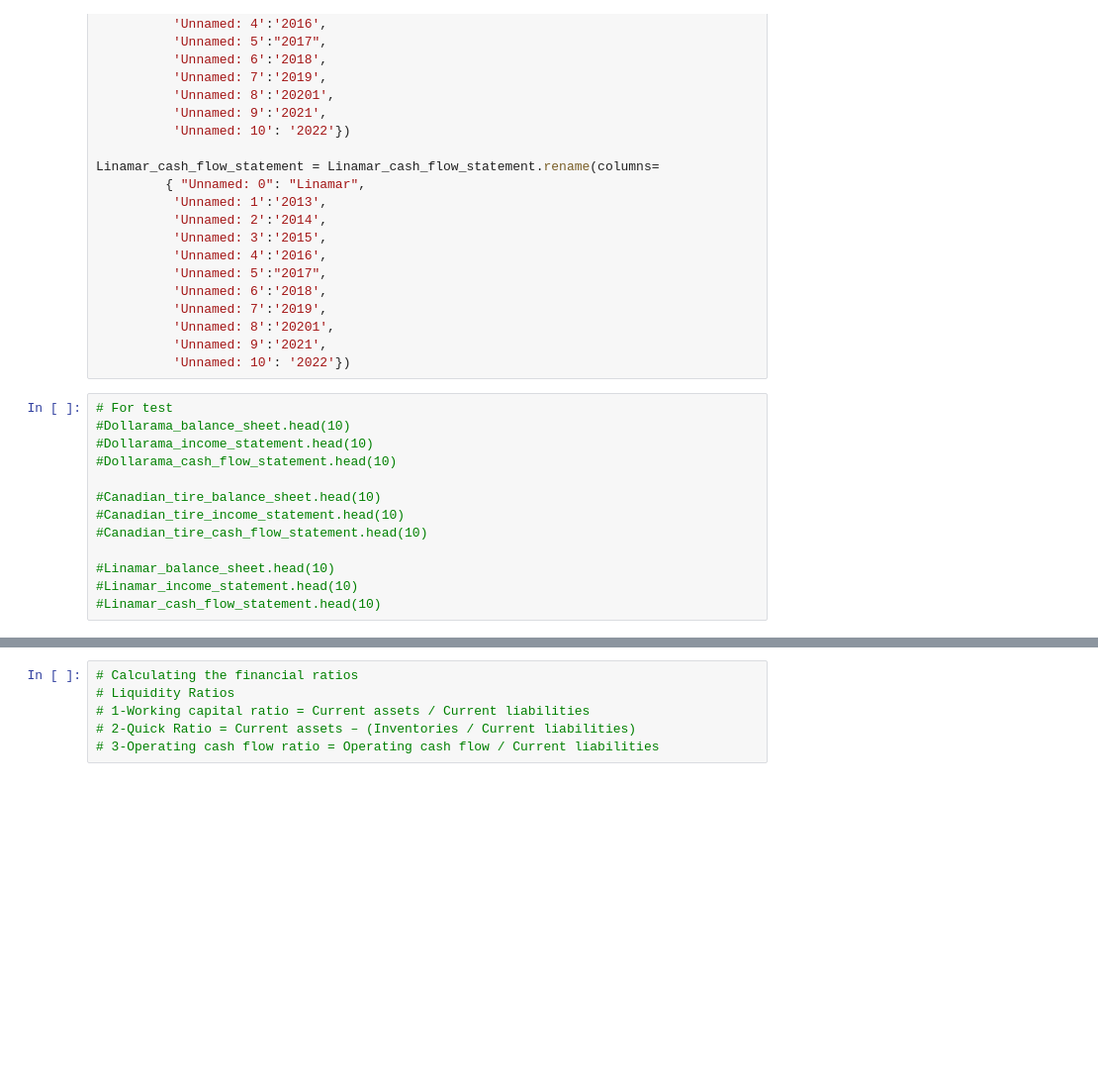
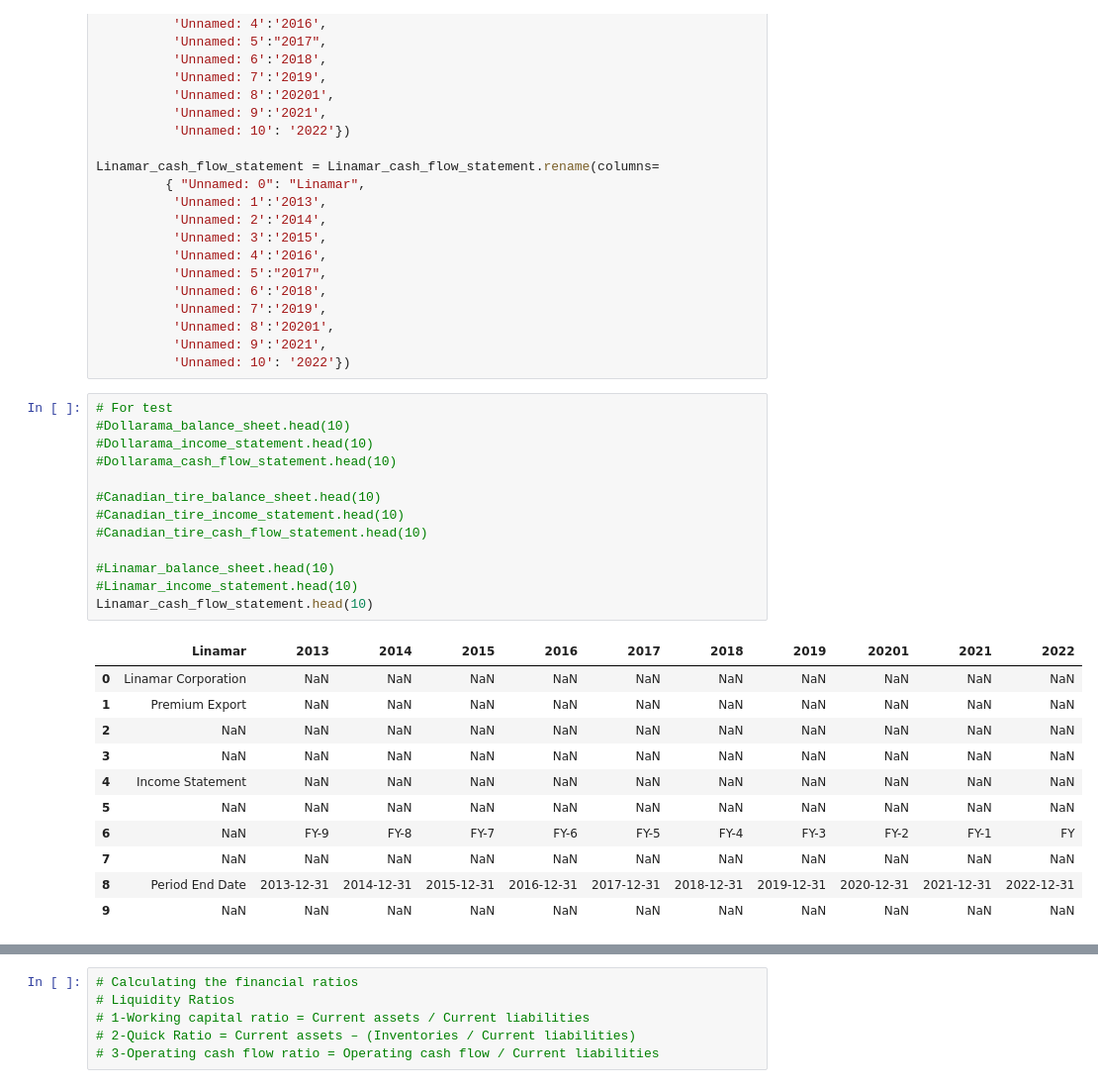
Before and after one commit to jash1112/project-financial_analysis, a Jupyter notebook: the_project from Jash.ipynb, the cells around one changed output, grey strips where cells are left out. Shown: that part at 99% size. Saved outputs shown, nothing was run; the diff lists cells and outputs as text; blank space fills up the shorter version.

```diff
--- a/the_project from Jash.ipynb
+++ b/the_project from Jash.ipynb
@@ -171,16 +175,28 @@ Linamar_cash_flow_statement = Linamar_cash_flow_statement.rename(columns=
 # %%
 # For test
 #Dollarama_balance_sheet.head(10)
 #Dollarama_income_statement.head(10)
 #Dollarama_cash_flow_statement.head(10)
 
 #Canadian_tire_balance_sheet.head(10)
 #Canadian_tire_income_statement.head(10)
 #Canadian_tire_cash_flow_statement.head(10)
 
 #Linamar_balance_sheet.head(10)
 #Linamar_income_statement.head(10)
-#Linamar_cash_flow_statement.head(10)
+Linamar_cash_flow_statement.head(10)
+# %% [output]
+|  | Linamar | 2013 | 2014 | 2015 | 2016 | 2017 | 2018 | 2019 | 20201 | 2021 | 2022 |
+| 0 | Linamar Corporation | NaN | NaN | NaN | NaN | NaN | NaN | NaN | NaN | NaN | NaN |
+| 1 | Premium Export | NaN | NaN | NaN | NaN | NaN | NaN | NaN | NaN | NaN | NaN |
+| 2 | NaN | NaN | NaN | NaN | NaN | NaN | NaN | NaN | NaN | NaN | NaN |
+| 3 | NaN | NaN | NaN | NaN | NaN | NaN | NaN | NaN | NaN | NaN | NaN |
+| 4 | Income Statement | NaN | NaN | NaN | NaN | NaN | NaN | NaN | NaN | NaN | NaN |
+| 5 | NaN | NaN | NaN | NaN | NaN | NaN | NaN | NaN | NaN | NaN | NaN |
+| 6 | NaN | FY-9 | FY-8 | FY-7 | FY-6 | FY-5 | FY-4 | FY-3 | FY-2 | FY-1 | FY |
+| 7 | NaN | NaN | NaN | NaN | NaN | NaN | NaN | NaN | NaN | NaN | NaN |
+| 8 | Period End Date | 2013-12-31 | 2014-12-31 | 2015-12-31 | 2016-12-31 | 2017-12-31 | 2018-12-31 | 2019-12-31 | 2020-12-31 | 2021-12-31 | 2022-12-31 |
+| 9 | NaN | NaN | NaN | NaN | NaN | NaN | NaN | NaN | NaN | NaN | NaN |
 # %%
 # Clean data for Dollarama
 Dollarama_balance_sheet = Dollarama_balance_sheet.loc[Dollarama_balance_sheet["Dollarama"] != 'Period End Date']
```
Also changed, not shown: parts of 9 cells of this notebook.
